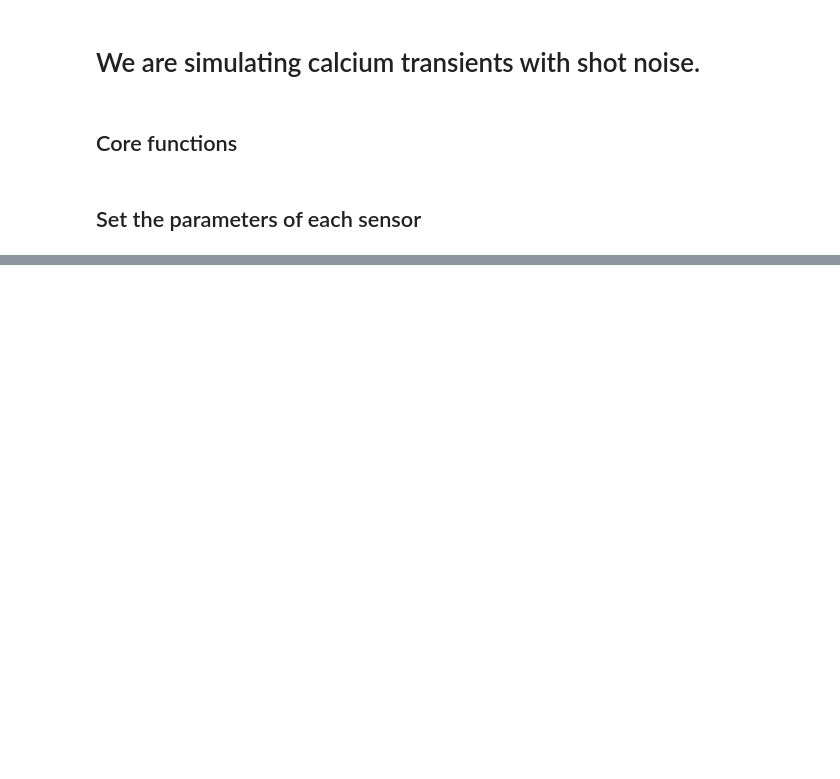
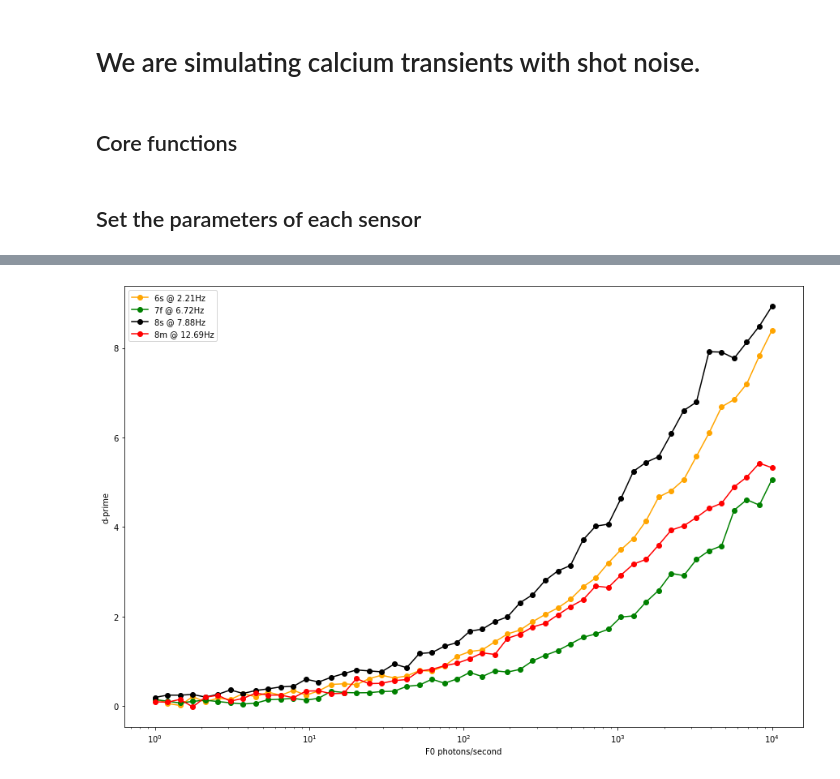
Before and after one commit to rozmar/imaging_strategies, a Jupyter notebook: calcium_sensor_selection.ipynb, the cells around one changed output, grey strips where cells are left out. Cells and saved outputs as stored; diff of their text form; code cells hidden in the pictures; blank space fills up the shorter version.

```diff
--- a/calcium_sensor_selection.ipynb
+++ b/calcium_sensor_selection.ipynb
@@ -207,0 +212,29 @@ Text(0, 0.5, 'd-prime')
+# %%
+fig_pr_dprime = plt.figure(figsize = [15,10])
+ax_pr_dprime = fig_pr_dprime.add_subplot(1,1,1)
+
+photon_rate_list = np.logspace(0,4,50)
+samples_to_average = 1
+
+repeats = 500
+dprime_ax_list = []
+for sensor_i,sensor in enumerate(parameters.keys()):
+
+    sampling_rate = parameters[sensor]['optimal_sr']
+    si = int(1000/sampling_rate)
+    params_sensor = parameters[sensor]
+    dprime_list = []
+    for photon_rate in photon_rate_list:
+
+        params_experiment['baseline_photon_count'] = photon_rate/sampling_rate
+        dprime = calculate_d_prime_for_trace(params_sensor,params_experiment,sampling_rate,samples_to_average,repeats)
+        dprime_list.append(dprime)
+    ax_pr_dprime.plot(photon_rate_list,dprime_list,'-o',color = params_sensor['color'],label = '{} @ {}Hz'.format(sensor,round(sampling_rate,2)))
+
+
+ax_pr_dprime.set_xlabel('F0 photons/second')
+ax_pr_dprime.set_ylabel('d-prime')
+ax_pr_dprime.legend()
+ax_pr_dprime.set_xscale('log')
+# %% [output]
+[figure, added]
```
Also changed, not shown: parts of 8 cells of this notebook.
